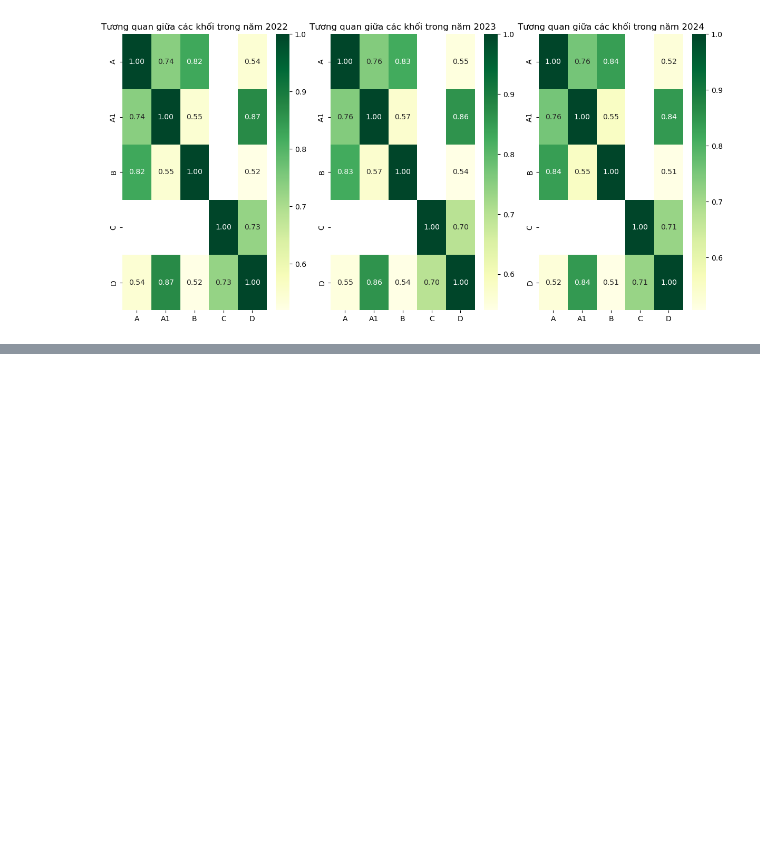
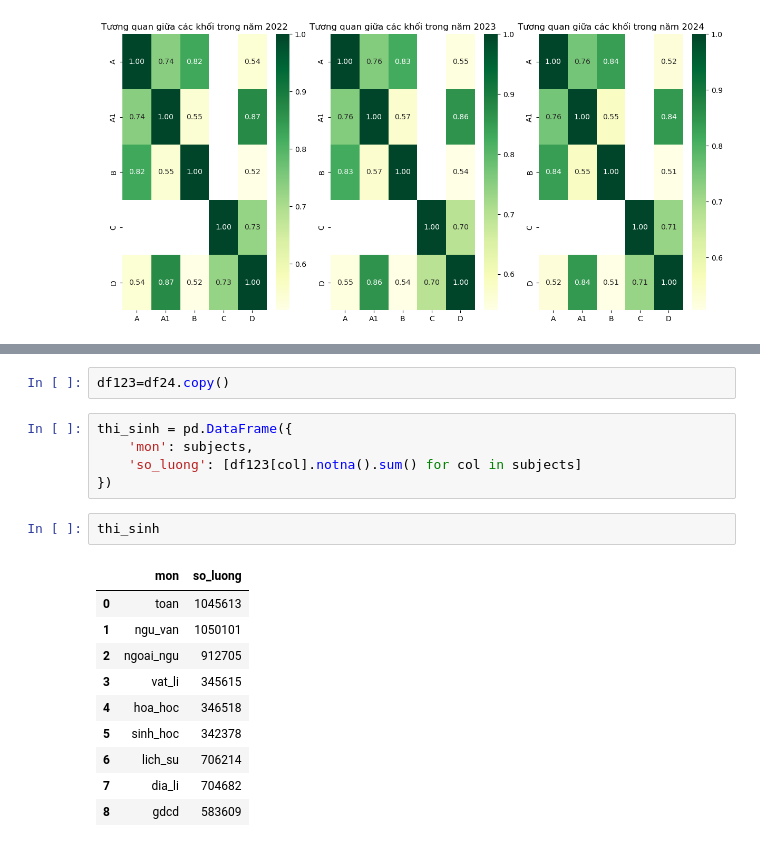
Before and after one commit to nmkhan9/Test_score_analysis-22-23-24-, a Jupyter notebook: Test_Score_Analysis_22_23_24.ipynb, the cells around one changed output, grey strips where cells are left out. Cells and saved outputs as stored; diff of their text form; blank space fills up the shorter version.

```diff
--- a/Test_Score_Analysis_22_23_24.ipynb
+++ b/Test_Score_Analysis_22_23_24.ipynb
@@ -699,0 +702,20 @@ df.head()
+# %%
+df123=df24.copy()
+# %%
+thi_sinh = pd.DataFrame({
+    'mon': subjects,
+    'so_luong': [df123[col].notna().sum() for col in subjects]
+})
+# %%
+thi_sinh
+# %% [output]
+|  | mon | so_luong |
+| 0 | toan | 1045613 |
+| 1 | ngu_van | 1050101 |
+| 2 | ngoai_ngu | 912705 |
+| 3 | vat_li | 345615 |
+| 4 | hoa_hoc | 346518 |
+| 5 | sinh_hoc | 342378 |
+| 6 | lich_su | 706214 |
+| 7 | dia_li | 704682 |
+| 8 | gdcd | 583609 |
```
Also changed, not shown: parts of 14 cells of this notebook.
